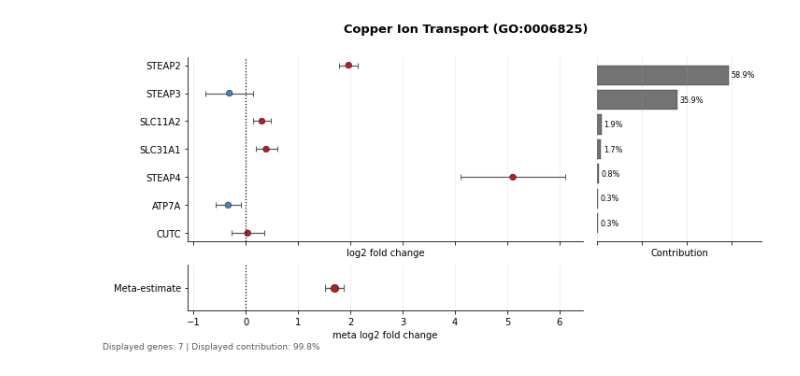
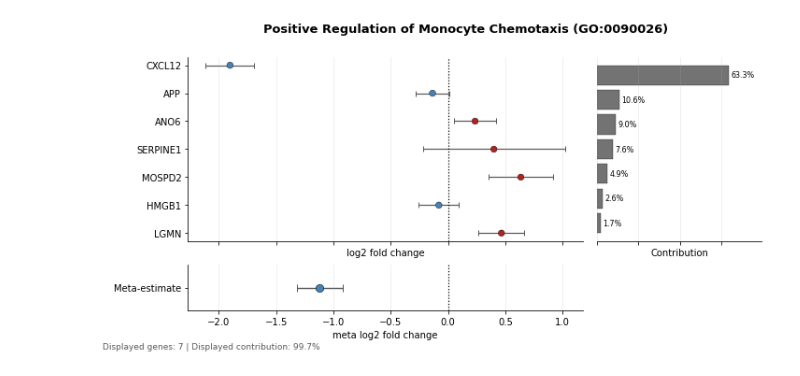
Before and after one commit to jhaberbe/meta-estimators-go-term-enrichment, a Jupyter notebook: notebook/making-sure-imports-work.ipynb, the cells around one changed output. Cells and saved outputs as stored; diff of their text form; code cells hidden in the pictures.

```diff
--- a/notebook/making-sure-imports-work.ipynb
+++ b/notebook/making-sure-imports-work.ipynb
@@ -26,6 +6,11 @@ def ensg_to_symbol(ensg_ids):
 # %%
+import pandas as pd
+import gprofiler
+
+gp = gprofiler.GProfiler(return_dataframe=True)
 df = pd.read_csv("https://raw.githubusercontent.com/Asthayadav09/airway-RNA-Seq-Dataset/main/airway_DESeq2_results.csv", index_col=0)
-df["symbol"] = ensg_to_symbol(df.index)
+df["symbol"] = gp.convert(df.index.tolist())["name"].tolist()
+df = df[df.symbol.ne("None")].dropna()
 # %%
 df = df.dropna().set_index("symbol")
 df = df.reset_index().drop_duplicates(subset=["symbol"]).set_index("symbol")
@@ -39,9 +26,6 @@ importlib.reload(ipf)
 from ipf import ReweightingPreparer, IterativeProportionalFitting
 
 deseq_results, go_terms, row_marginals, column_marginals = ReweightingPreparer.clean(go_terms, df)
-balanced_matrix = IterativeProportionalFitting().sinkhorn_binary_support(
-    row_marginals=row_marginals,
-    column_marginals=column_marginals,
+balanced_matrix = IterativeProportionalFitting().degree_corrected_doubly_stochastic(
     A=go_terms,
-    prior="degree_corrected"
 )
@@ -87,7 +70,7 @@ gene_ontology_results.query("padj < 0.05 and N_eff > 2").sort_values(by="metaLFC
 # %%
 from plotting import ForestPlotter
 
-term = "Copper Ion Transport (GO:0006825)"
+term = "Positive Regulation of Monocyte Chemotaxis (GO:0090026)"
 output = ForestPlotter(deseq_results, balanced_matrix, gene_ontology_results).plot_term(term, cutoff=0.999)
 # %% [output]
-[figure, old version]
+[figure, new version]
```
Also changed, not shown: parts of 7 cells of this notebook, 3 other files.
